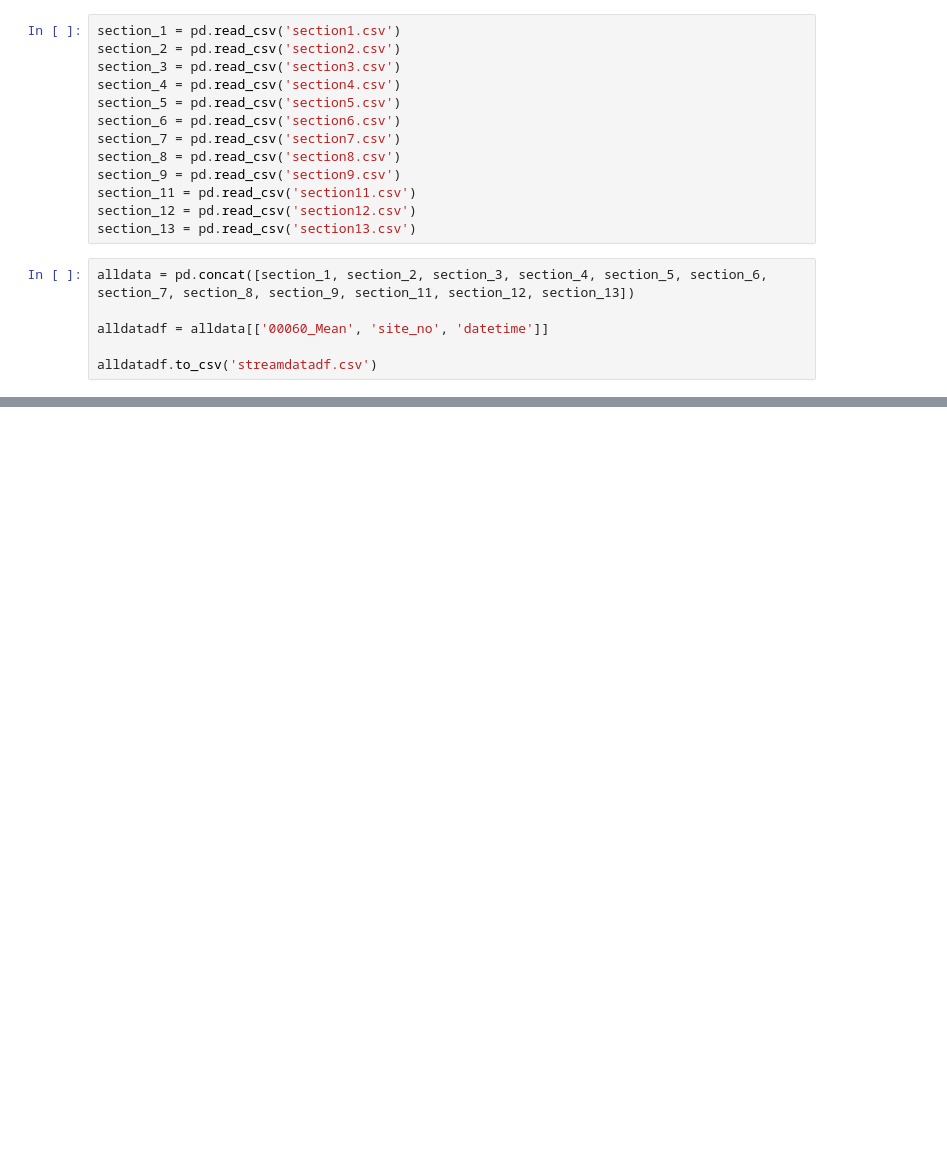
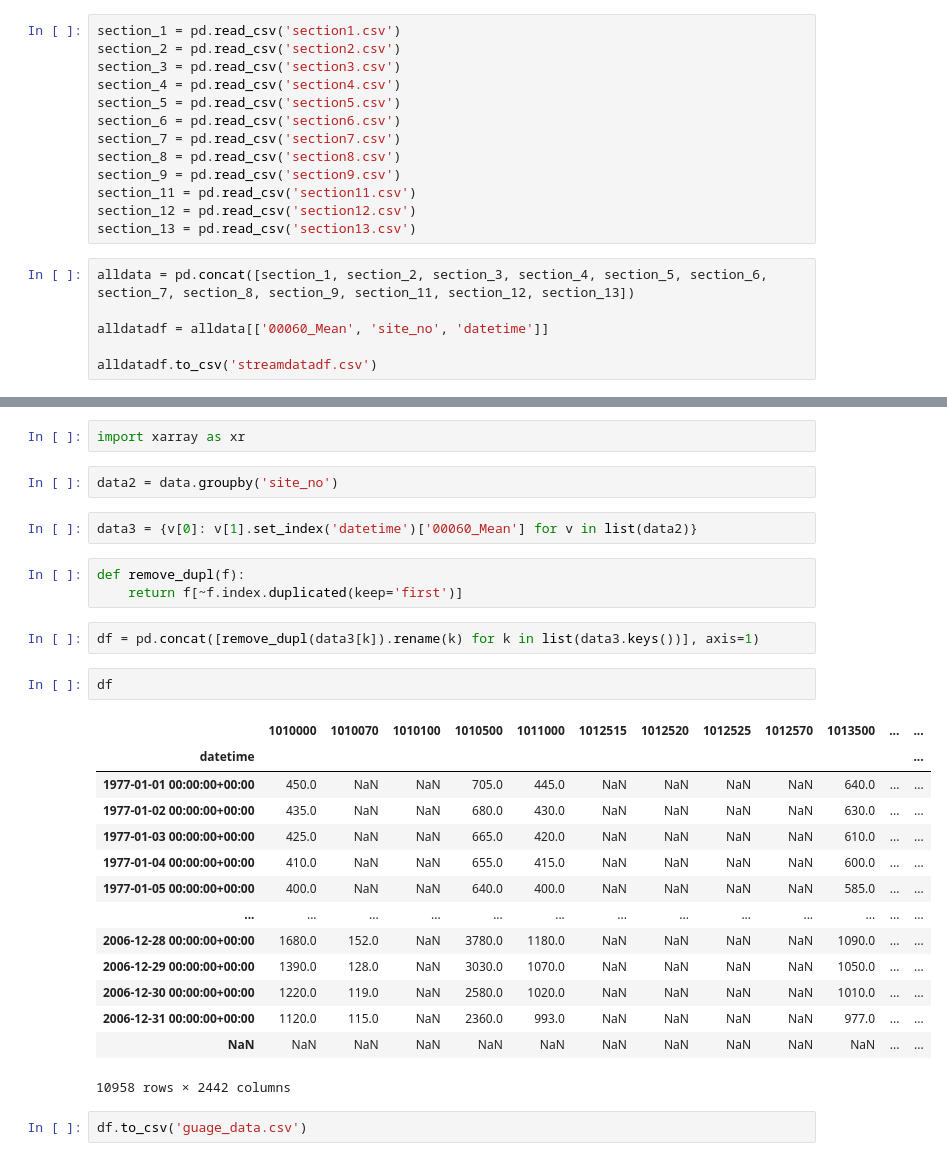
Before and after one commit to Hydro-Umass/FoAF, a Jupyter notebook: guage_data.ipynb, the cells around one changed output, grey strips where cells are left out. Cells and saved outputs as stored; diff of their text form; blank space fills up the shorter version.

```diff
--- a/guage_data.ipynb
+++ b/guage_data.ipynb
@@ -722,0 +714,30 @@ https://help.waterdata.usgs.gov/stat_code - this has the statistic code descript
+# %%
+import xarray as xr
+# %%
+data2 = data.groupby('site_no')
+# %%
+data3 = {v[0]: v[1].set_index('datetime')['00060_Mean'] for v in list(data2)}
+# %%
+def remove_dupl(f):
+    return f[~f.index.duplicated(keep='first')]
+# %%
+df = pd.concat([remove_dupl(data3[k]).rename(k) for k in list(data3.keys())], axis=1)
+# %%
+df
+# %% [output]
+|  | 1010000 | 1010070 | 1010100 | 1010500 | 1011000 | 1012515 | 1012520 | 1012525 | 1012570 | 1013500 | ... | ... |
+| datetime |  |  |  |  |  |  |  |  |  |  |  | ... |
+| 1977-01-01 00:00:00+00:00 | 450.0 | NaN | NaN | 705.0 | 445.0 | NaN | NaN | NaN | NaN | 640.0 | ... | ... |
+| 1977-01-02 00:00:00+00:00 | 435.0 | NaN | NaN | 680.0 | 430.0 | NaN | NaN | NaN | NaN | 630.0 | ... | ... |
+| 1977-01-03 00:00:00+00:00 | 425.0 | NaN | NaN | 665.0 | 420.0 | NaN | NaN | NaN | NaN | 610.0 | ... | ... |
+| 1977-01-04 00:00:00+00:00 | 410.0 | NaN | NaN | 655.0 | 415.0 | NaN | NaN | NaN | NaN | 600.0 | ... | ... |
+| 1977-01-05 00:00:00+00:00 | 400.0 | NaN | NaN | 640.0 | 400.0 | NaN | NaN | NaN | NaN | 585.0 | ... | ... |
+| ... | ... | ... | ... | ... | ... | ... | ... | ... | ... | ... | ... | ... |
+| 2006-12-28 00:00:00+00:00 | 1680.0 | 152.0 | NaN | 3780.0 | 1180.0 | NaN | NaN | NaN | NaN | 1090.0 | ... | ... |
+| 2006-12-29 00:00:00+00:00 | 1390.0 | 128.0 | NaN | 3030.0 | 1070.0 | NaN | NaN | NaN | NaN | 1050.0 | ... | ... |
+| 2006-12-30 00:00:00+00:00 | 1220.0 | 119.0 | NaN | 2580.0 | 1020.0 | NaN | NaN | NaN | NaN | 1010.0 | ... | ... |
+| 2006-12-31 00:00:00+00:00 | 1120.0 | 115.0 | NaN | 2360.0 | 993.0 | NaN | NaN | NaN | NaN | 977.0 | ... | ... |
+| NaN | NaN | NaN | NaN | NaN | NaN | NaN | NaN | NaN | NaN | NaN | ... | ... |
+10958 rows × 2442 columns
+# %%
+df.to_csv('guage_data.csv')
```
Also changed, not shown: parts of 42 cells of this notebook, 1 other file.
